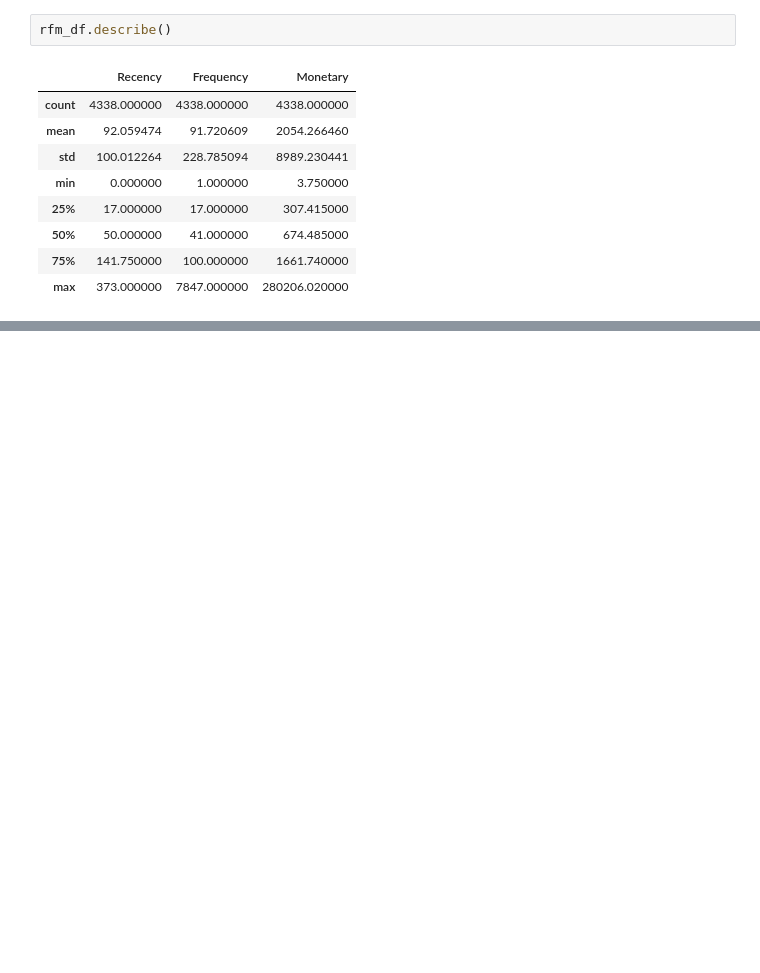
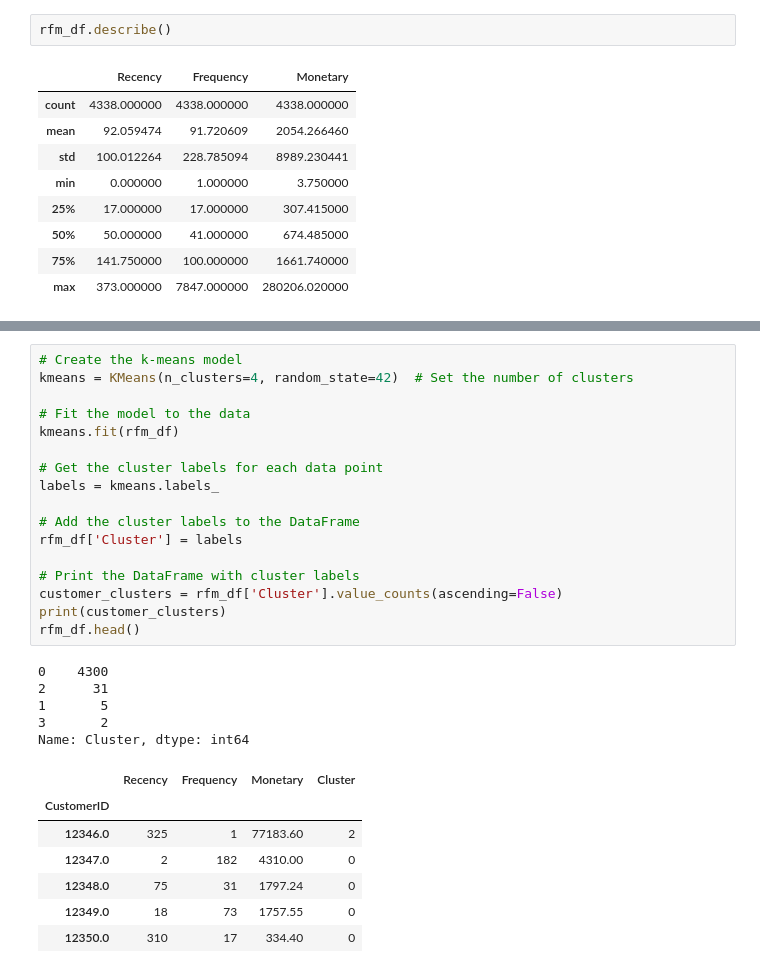
Before and after one commit to Mohamed-Harish-M-123/Capstone-Project-IV, a Jupyter notebook: Online_Retail_Customer_Segmentation.ipynb, the cells around one changed output, grey strips where cells are left out. Drawn from its saved outputs; the diff is of its cells as text; blank space fills up the shorter version.

```diff
--- a/Online_Retail_Customer_Segmentation.ipynb
+++ b/Online_Retail_Customer_Segmentation.ipynb
@@ -391,0 +494,30 @@ rfm_df.describe()
+# %%
+# Create the k-means model
+kmeans = KMeans(n_clusters=4, random_state=42)  # Set the number of clusters
+
+# Fit the model to the data
+kmeans.fit(rfm_df)
+
+# Get the cluster labels for each data point
+labels = kmeans.labels_
+
+# Add the cluster labels to the DataFrame
+rfm_df['Cluster'] = labels
+
+# Print the DataFrame with cluster labels
+customer_clusters = rfm_df['Cluster'].value_counts(ascending=False)
+print(customer_clusters)
+rfm_df.head()
+# %% [output]
+0    4300
+2      31
+1       5
+3       2
+Name: Cluster, dtype: int64
+|  | Recency | Frequency | Monetary | Cluster |
+| CustomerID |  |  |  |  |
+| 12346.0 | 325 | 1 | 77183.60 | 2 |
+| 12347.0 | 2 | 182 | 4310.00 | 0 |
+| 12348.0 | 75 | 31 | 1797.24 | 0 |
+| 12349.0 | 18 | 73 | 1757.55 | 0 |
+| 12350.0 | 310 | 17 | 334.40 | 0 |
```
Also changed, not shown: parts of 11 cells of this notebook.
